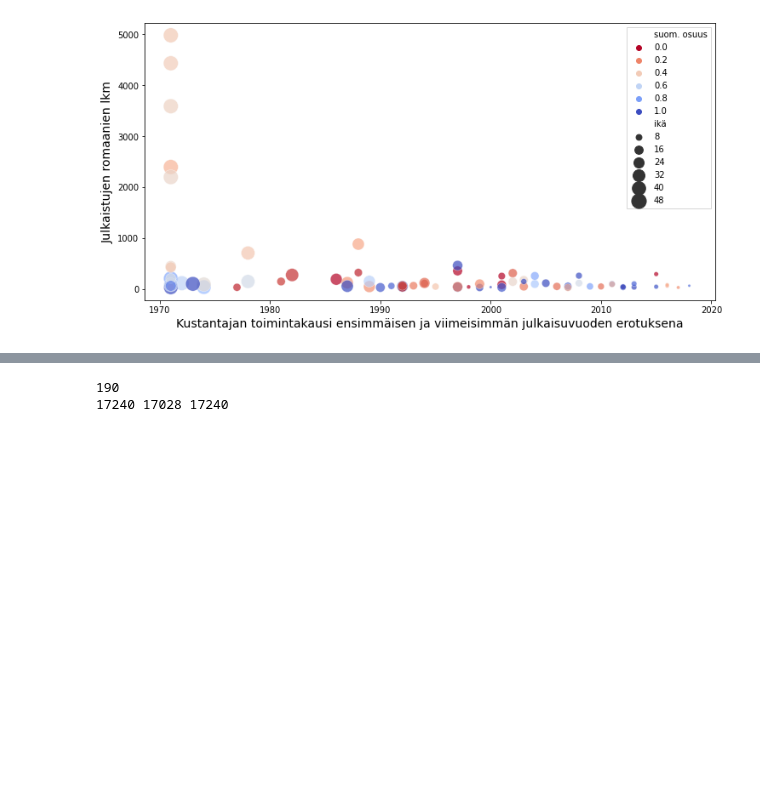
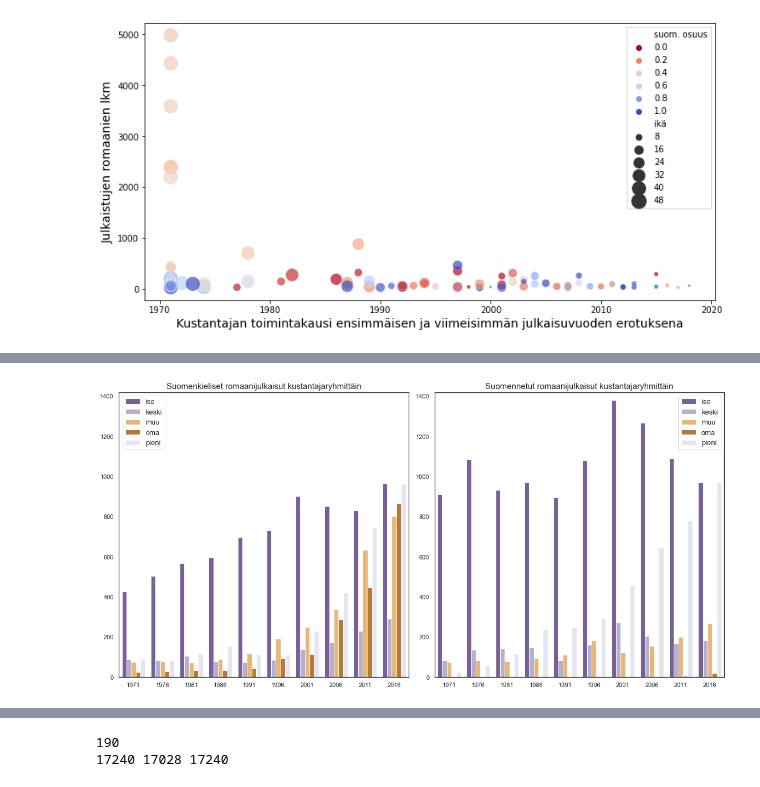
Before and after one commit to telmaau/ks-tutkielma, a Jupyter notebook: code/analyses/publishers.ipynb, the cells around one changed output, grey strips where cells are left out. Saved outputs shown, nothing was run; the diff lists cells and outputs as text; code cells hidden in the pictures; blank space fills up the shorter version.

```diff
--- a/code/analyses/publishers.ipynb
+++ b/code/analyses/publishers.ipynb
@@ -402,0 +624,3 @@ fig.show()
+# %%
+fi_pub=df
+fi_pub=add_period(fi_pub)
@@ -402,0 +646,9 @@ fig.show()
+# %%
+df=fo_pub
+conditions = [
+    (df['publisher'].isin(list(big.publisher.unique()))),
+    (df['publisher'].isin(list(med.publisher.unique()))),
+    (df['publisher'].isin(list(own.publisher.unique()))),
+(df['publisher'].isin(list(small.publisher.unique())))]
+choices = ['iso', 'keski', 'oma',"pieni"]
+df['cat'] = np.select(conditions, choices, default='muu')
@@ -402,0 +660,3 @@ fig.show()
+# %%
+fo_pub=df
+fo_pub=add_period(fo_pub)
@@ -402,0 +682,33 @@ fig.show()
+# %%
+# color palette
+
+color_codes={"oma": sns.color_palette("PuOr")[0], "muu":sns.color_palette("PuOr")[1], "iso":sns.color_palette("PuOr")[5], "keski":sns.color_palette("PuOr")[4],"pieni":sns.color_palette("PuOr")[3]}
+# %%
+# plot groups
+
+# plot
+sns.set_theme(style="white",palette="Set1")
+fig, ax = plt.subplots(1,2, figsize=(16,8))
+
+plotdf=fi_pub.groupby(["period","cat"])["novel"].nunique().reset_index().sort_values(by=["cat","period"])
+#plotdf["period"]=pd.to_numeric(plotdf["period"])
+bar1=sns.barplot(y="novel", x="period",hue="cat", palette=color_codes, #hue="cat",
+                 data=plotdf, ax=ax[0], alpha=0.9)
+
+plotdf2=fo_pub.groupby(["period","cat"])["novel"].nunique().reset_index().sort_values(by=["cat","period"])
+#plotdf2["period"]=pd.to_numeric(plotdf2["period"])
+bar2=sns.barplot(y="novel", x="period", hue="cat", data=plotdf2, ax=ax[1], palette=color_codes,alpha=0.9)
+bar2.set_title("Suomennetut romaanijulkaisut kustantajaryhmittäin", fontsize=15)
+bar1.set_title("Suomenkieliset romaanijulkaisut kustantajaryhmittäin", fontsize=15)
+bar1.set_ylim((0,1420))
+bar2.set_ylim((0,1420))
+bar1.legend(title="", loc="upper left",fontsize=13)
+bar2.legend(title="",fontsize=13)
+bar1.set_ylabel("")
+bar1.set_xlabel("")
+bar2.set_xlabel("")
+bar2.set_ylabel("")
+fig.tight_layout()
+fig.savefig("../../output/pub_development_new.png")
+# %% [output]
+[figure, added]
```
Also changed, not shown: parts of 81 cells of this notebook, 7 other files.
